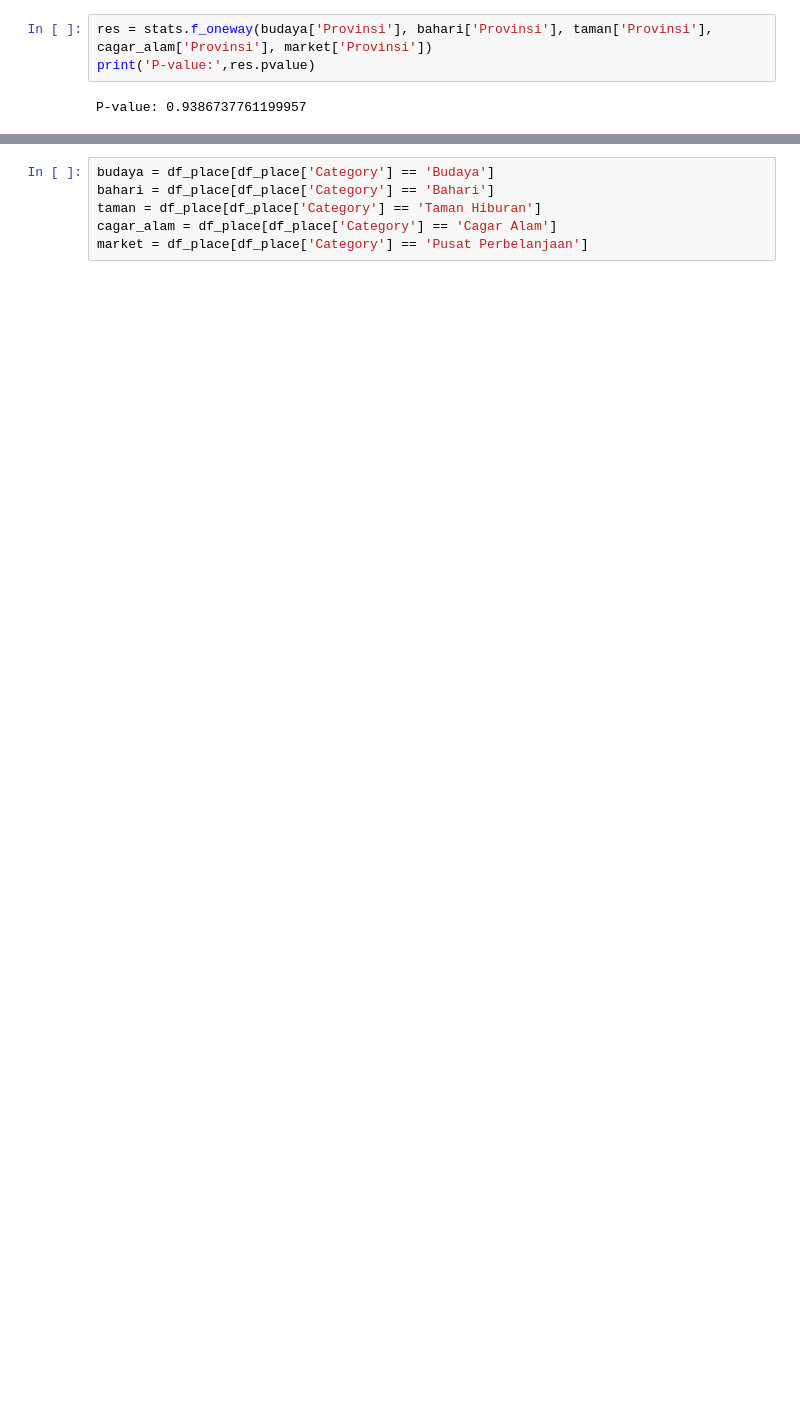
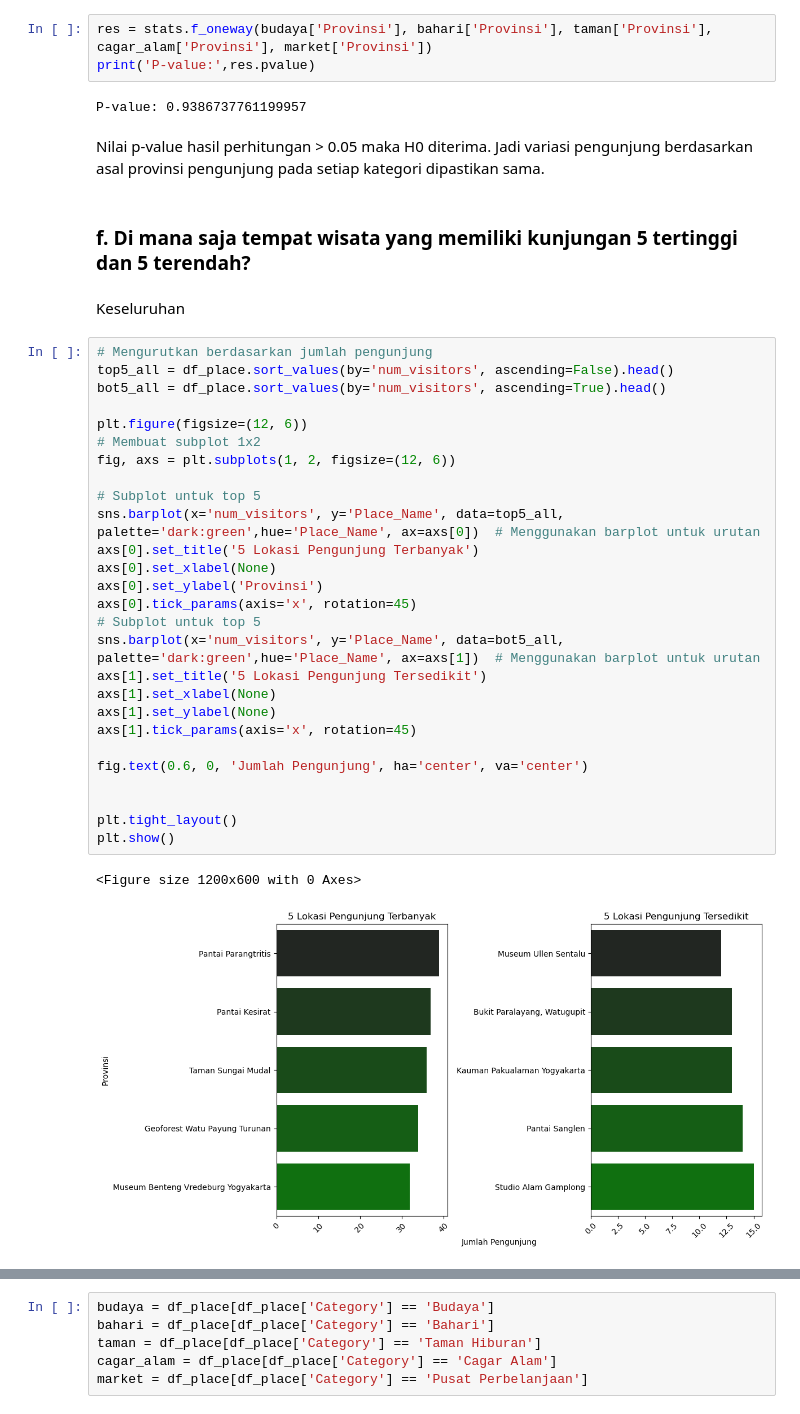
Before and after one commit to CODA-Assignment-Bay/p1-coda001-rmt-m2-ariefjw, a Jupyter notebook: P1M2_Arief_Joko.ipynb, the cells around one changed output, grey strips where cells are left out. Cells and saved outputs as stored; diff of their text form; blank space fills up the shorter version.

Commit message:
menambah yang kurang

```diff
--- a/P1M2_Arief_Joko.ipynb
+++ b/P1M2_Arief_Joko.ipynb
@@ -324,3 +334,39 @@ res = stats.f_oneway(budaya['Provinsi'], bahari['Provinsi'], taman['Provinsi'],
 print('P-value:',res.pvalue)
 # %% [output]
 P-value: 0.9386737761199957
+# %% [markdown]
+Nilai p-value hasil perhitungan > 0.05 maka H0 diterima. Jadi variasi pengunjung berdasarkan asal provinsi pengunjung pada setiap kategori dipastikan sama.
+# %% [markdown]
+<h3>f. Di mana saja tempat wisata yang memiliki kunjungan 5 tertinggi dan 5 terendah?</h3>
+# %% [markdown]
+Keseluruhan
+# %%
+# Mengurutkan berdasarkan jumlah pengunjung
+top5_all = df_place.sort_values(by='num_visitors', ascending=False).head()
+bot5_all = df_place.sort_values(by='num_visitors', ascending=True).head()
+
+plt.figure(figsize=(12, 6))
+# Membuat subplot 1x2
+fig, axs = plt.subplots(1, 2, figsize=(12, 6))
+
+# Subplot untuk top 5
+sns.barplot(x='num_visitors', y='Place_Name', data=top5_all, palette='dark:green',hue='Place_Name', ax=axs[0])  # Menggunakan barplot untuk urutan
+axs[0].set_title('5 Lokasi Pengunjung Terbanyak')
+axs[0].set_xlabel(None)
+axs[0].set_ylabel('Provinsi')
+axs[0].tick_params(axis='x', rotation=45)
+# Subplot untuk top 5
+sns.barplot(x='num_visitors', y='Place_Name', data=bot5_all, palette='dark:green',hue='Place_Name', ax=axs[1])  # Menggunakan barplot untuk urutan
+axs[1].set_title('5 Lokasi Pengunjung Tersedikit')
+axs[1].set_xlabel(None)
+axs[1].set_ylabel(None)
+axs[1].tick_params(axis='x', rotation=45)
+
+fig.text(0.6, 0, 'Jumlah Pengunjung', ha='center', va='center')
+
+
+plt.tight_layout()
+plt.show()
+# %% [output]
+<Figure size 1200x600 with 0 Axes>
+[figure, added]
```
Also changed, not shown: parts of 37 cells of this notebook, 1 other file.
